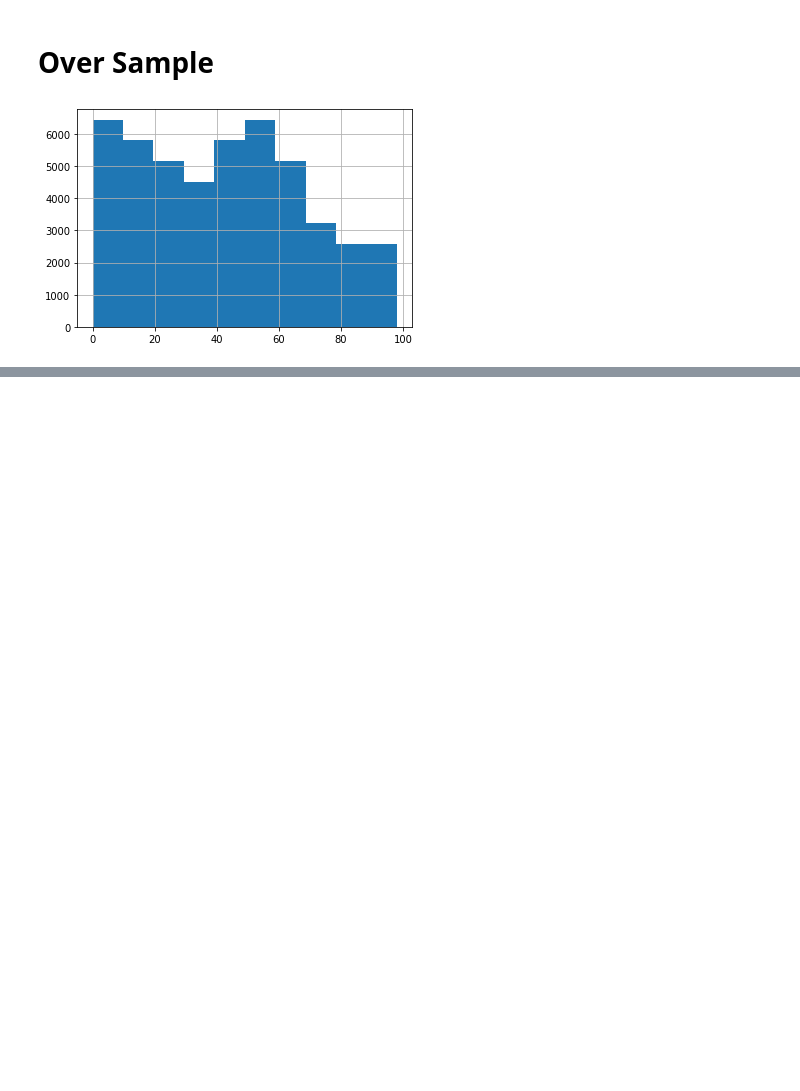
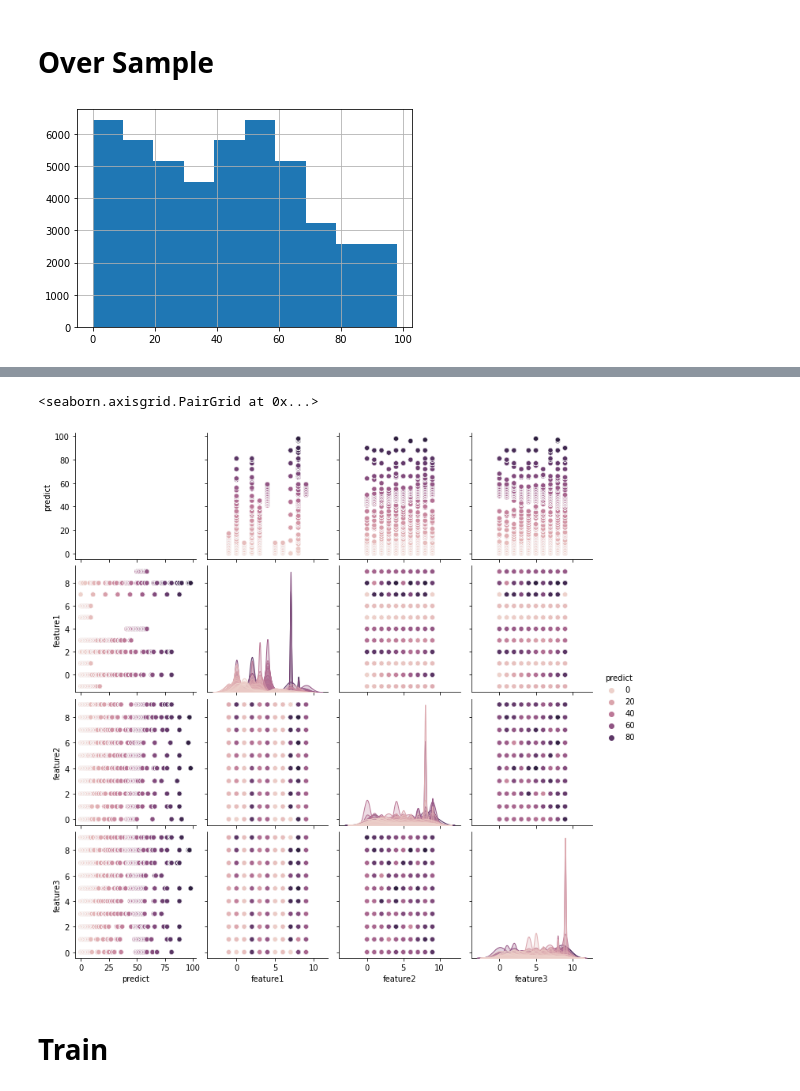
Before and after one commit to CakeNuthep/Super_AI, a Jupyter notebook: Homework/Week4/Class99.ipynb, the cells around one changed output, grey strips where cells are left out. Saved outputs shown, nothing was run; the diff lists cells and outputs as text; code cells hidden in the pictures; blank space fills up the shorter version.

```diff
--- a/Homework/Week4/Class99.ipynb
+++ b/Homework/Week4/Class99.ipynb
@@ -155,0 +173,2 @@ df_drop
+# %%
+df_drop = df_drop.rename(columns={"category_x": "feature1","category_y":"feature2","category":"feature3"})
@@ -155,0 +201,2 @@ df_drop
+# %%
+df_drop.fillna(-1,inplace=True)
@@ -155,0 +243,7 @@ df_drop
+# %%
+sns.pairplot(df_drop,hue='predict',vars=['predict','feature1','feature2','feature3'])
+# %% [output]
+<seaborn.axisgrid.PairGrid at 0x...>
+[figure, added]
+# %% [markdown]
+# Train
```
Also changed, not shown: parts of 19 cells of this notebook.
